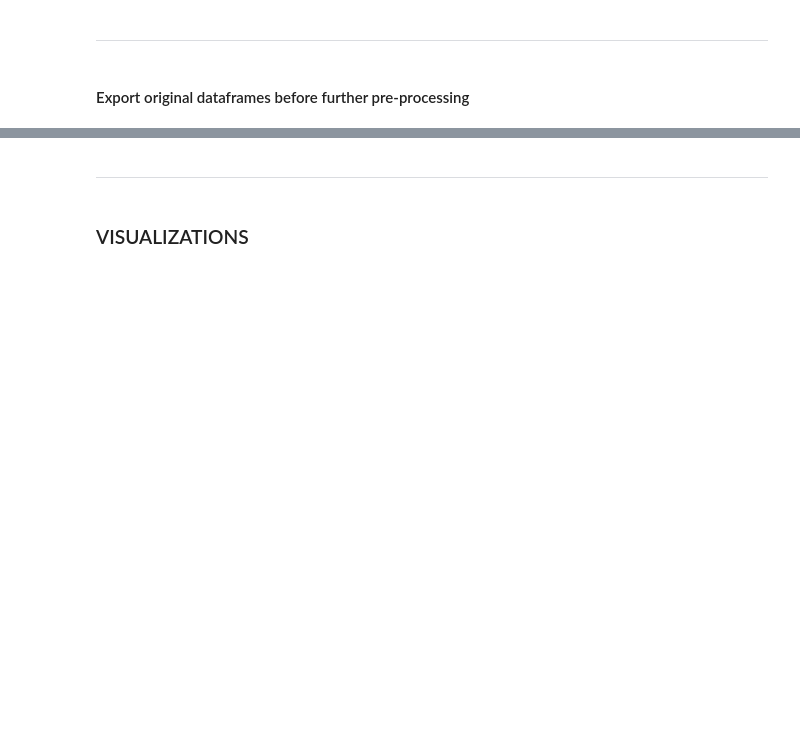
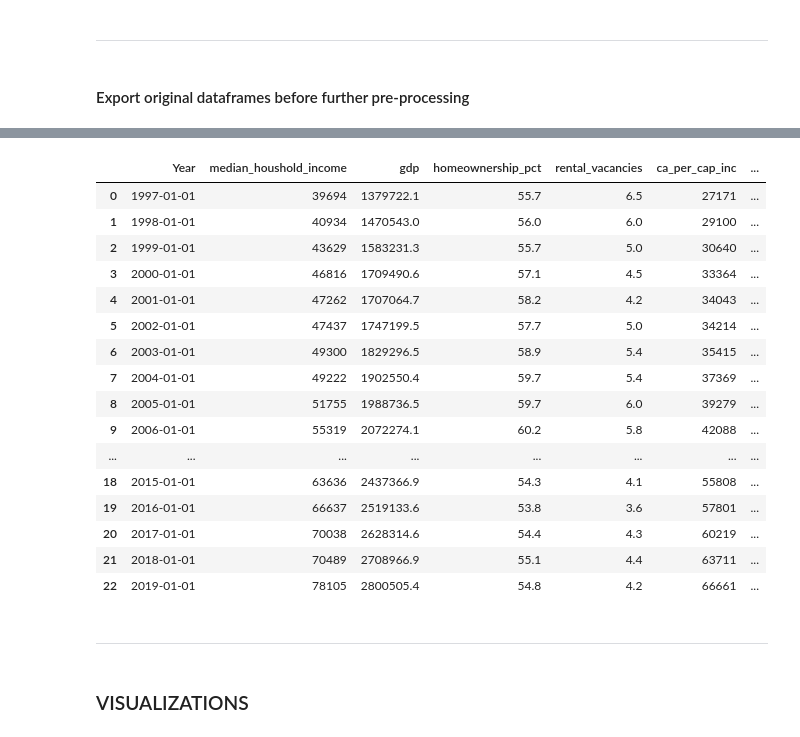
Before and after one commit to jefremides/Project_5, a Jupyter notebook: jerry_data_cleaning_eda.ipynb, the cells around one changed output, grey strips where cells are left out. Saved outputs shown, nothing was run; the diff lists cells and outputs as text; code cells hidden in the pictures; blank space fills up the shorter version.

```diff
--- a/jerry_data_cleaning_eda.ipynb
+++ b/jerry_data_cleaning_eda.ipynb
@@ -147,0 +407,4 @@ ca_unemp_claims = pd.read_csv('./jerry_data/CAICLAIMS.csv')
+# %%
+data.dropna(inplace=True)
+# %%
+target.reset_index(inplace=True)
@@ -148,3 +419,27 @@ ca_unemp_claims = pd.read_csv('./jerry_data/CAICLAIMS.csv')
+# %%
+target.index=target.index.astype(str)
+# %%
+data.rename(columns={'DATE':'Year'},inplace=True)
+# %%
+data.merge(target,on='Year',how='left')
+# %% [output]
+|  | Year | median_houshold_income | gdp | homeownership_pct | rental_vacancies | ca_per_cap_inc | ... |
+| 0 | 1997-01-01 | 39694 | 1379722.1 | 55.7 | 6.5 | 27171 | ... |
+| 1 | 1998-01-01 | 40934 | 1470543.0 | 56.0 | 6.0 | 29100 | ... |
+| 2 | 1999-01-01 | 43629 | 1583231.3 | 55.7 | 5.0 | 30640 | ... |
+| 3 | 2000-01-01 | 46816 | 1709490.6 | 57.1 | 4.5 | 33364 | ... |
+| 4 | 2001-01-01 | 47262 | 1707064.7 | 58.2 | 4.2 | 34043 | ... |
+| 5 | 2002-01-01 | 47437 | 1747199.5 | 57.7 | 5.0 | 34214 | ... |
+| 6 | 2003-01-01 | 49300 | 1829296.5 | 58.9 | 5.4 | 35415 | ... |
+| 7 | 2004-01-01 | 49222 | 1902550.4 | 59.7 | 5.4 | 37369 | ... |
+| 8 | 2005-01-01 | 51755 | 1988736.5 | 59.7 | 6.0 | 39279 | ... |
+| 9 | 2006-01-01 | 55319 | 2072274.1 | 60.2 | 5.8 | 42088 | ... |
+| ... | ... | ... | ... | ... | ... | ... | ... |
+| 18 | 2015-01-01 | 63636 | 2437366.9 | 54.3 | 4.1 | 55808 | ... |
+| 19 | 2016-01-01 | 66637 | 2519133.6 | 53.8 | 3.6 | 57801 | ... |
+| 20 | 2017-01-01 | 70038 | 2628314.6 | 54.4 | 4.3 | 60219 | ... |
+| 21 | 2018-01-01 | 70489 | 2708966.9 | 55.1 | 4.4 | 63711 | ... |
+| 22 | 2019-01-01 | 78105 | 2800505.4 | 54.8 | 4.2 | 66661 | ... |
 # %% [markdown]
 ---
 # %% [markdown]
```
Also changed, not shown: parts of 45 cells of this notebook, 2 other files.
